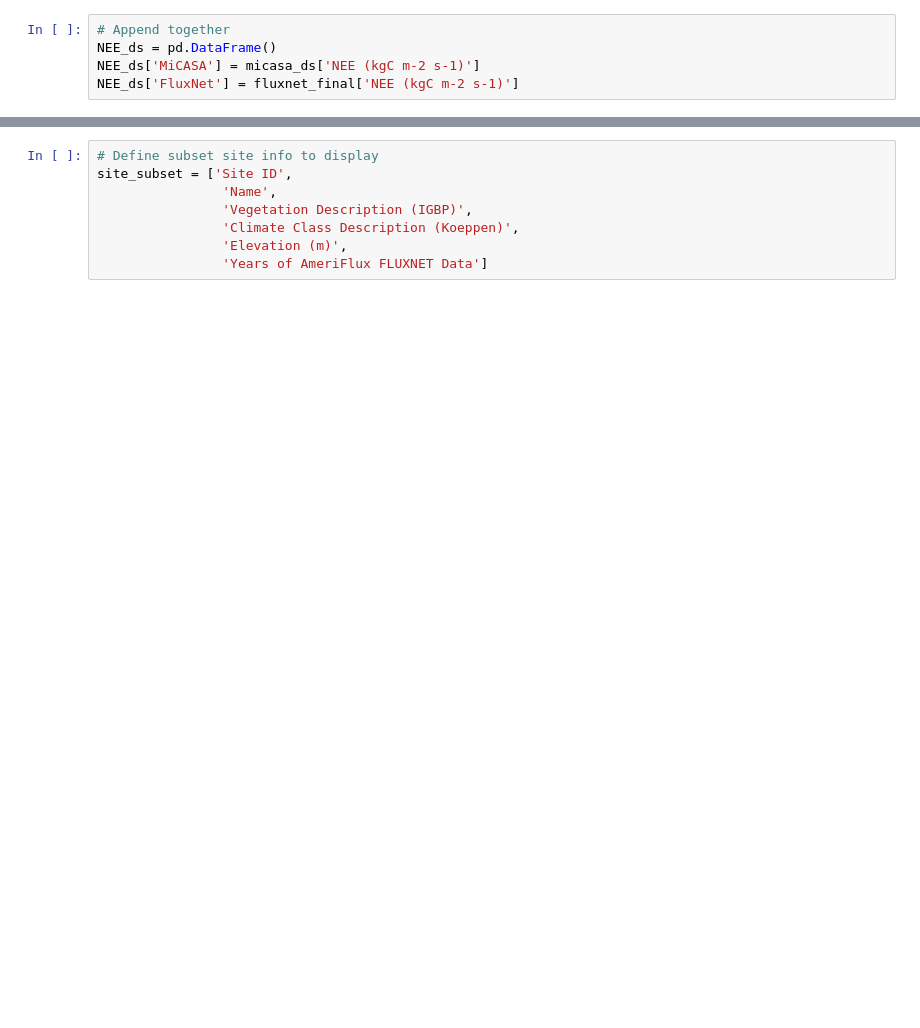
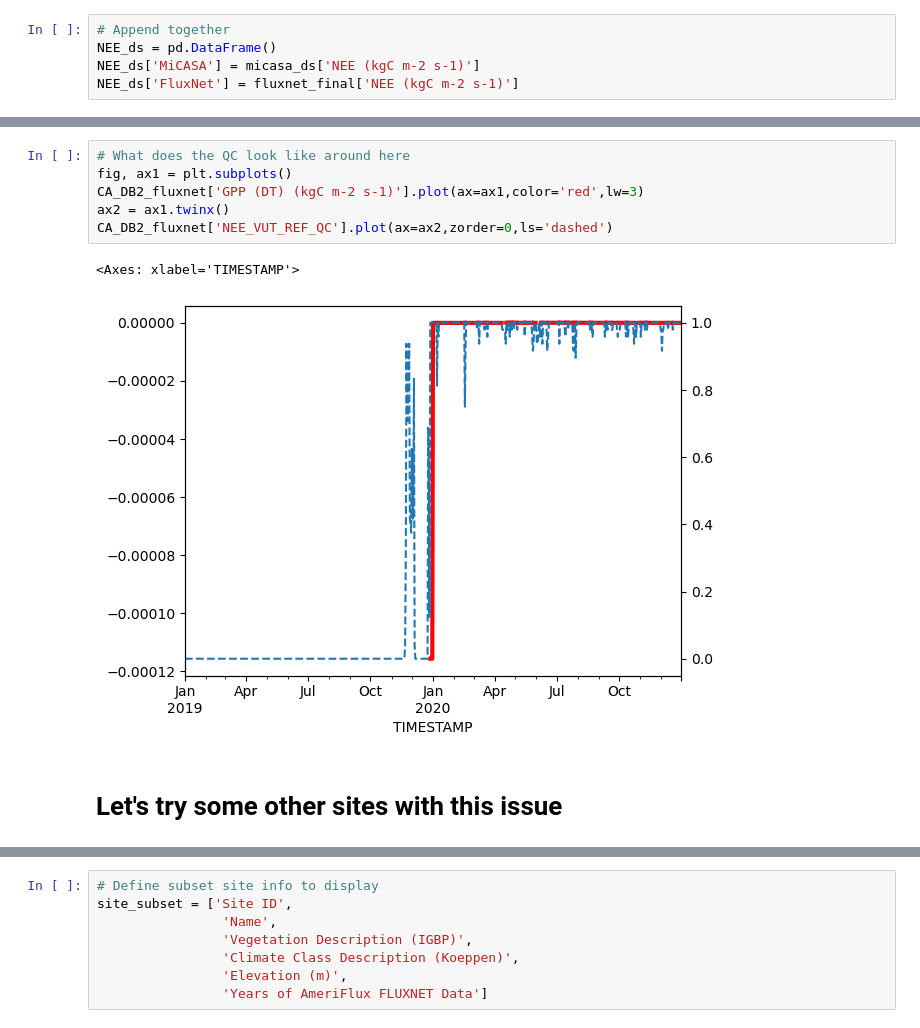
Before and after one commit to hannahzafar/FLUXNET-Model-comparison, a Jupyter notebook: Exploration-notebook.ipynb, the cells around one changed output, grey strips where cells are left out. Drawn from its saved outputs; the diff is of its cells as text; blank space fills up the shorter version.

```diff
--- a/Exploration-notebook.ipynb
+++ b/Exploration-notebook.ipynb
@@ -243,3 +229,14 @@ grid=True,
 )
 # %% [output]
 [interactive output not drawn]
+# %%
+# What does the QC look like around here
+fig, ax1 = plt.subplots()
+CA_DB2_fluxnet['GPP (DT) (kgC m-2 s-1)'].plot(ax=ax1,color='red',lw=3)
+ax2 = ax1.twinx()
+CA_DB2_fluxnet['NEE_VUT_REF_QC'].plot(ax=ax2,zorder=0,ls='dashed')
+# %% [output]
+<Axes: xlabel='TIMESTAMP'>
+[figure, added]
+# %% [markdown]
+# Let's try some other sites with this issue
```
Also changed, not shown: parts of 33 cells of this notebook.
